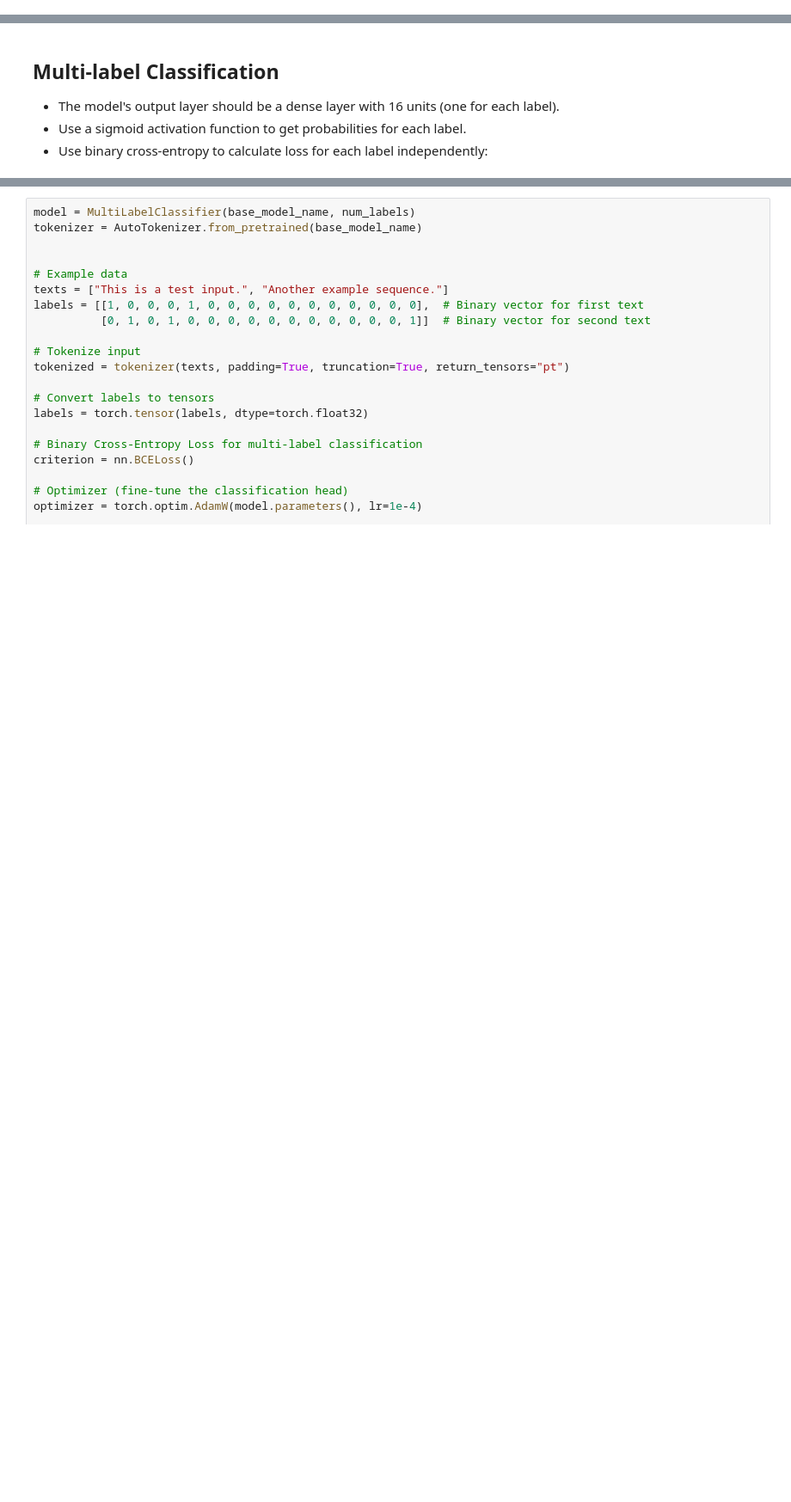
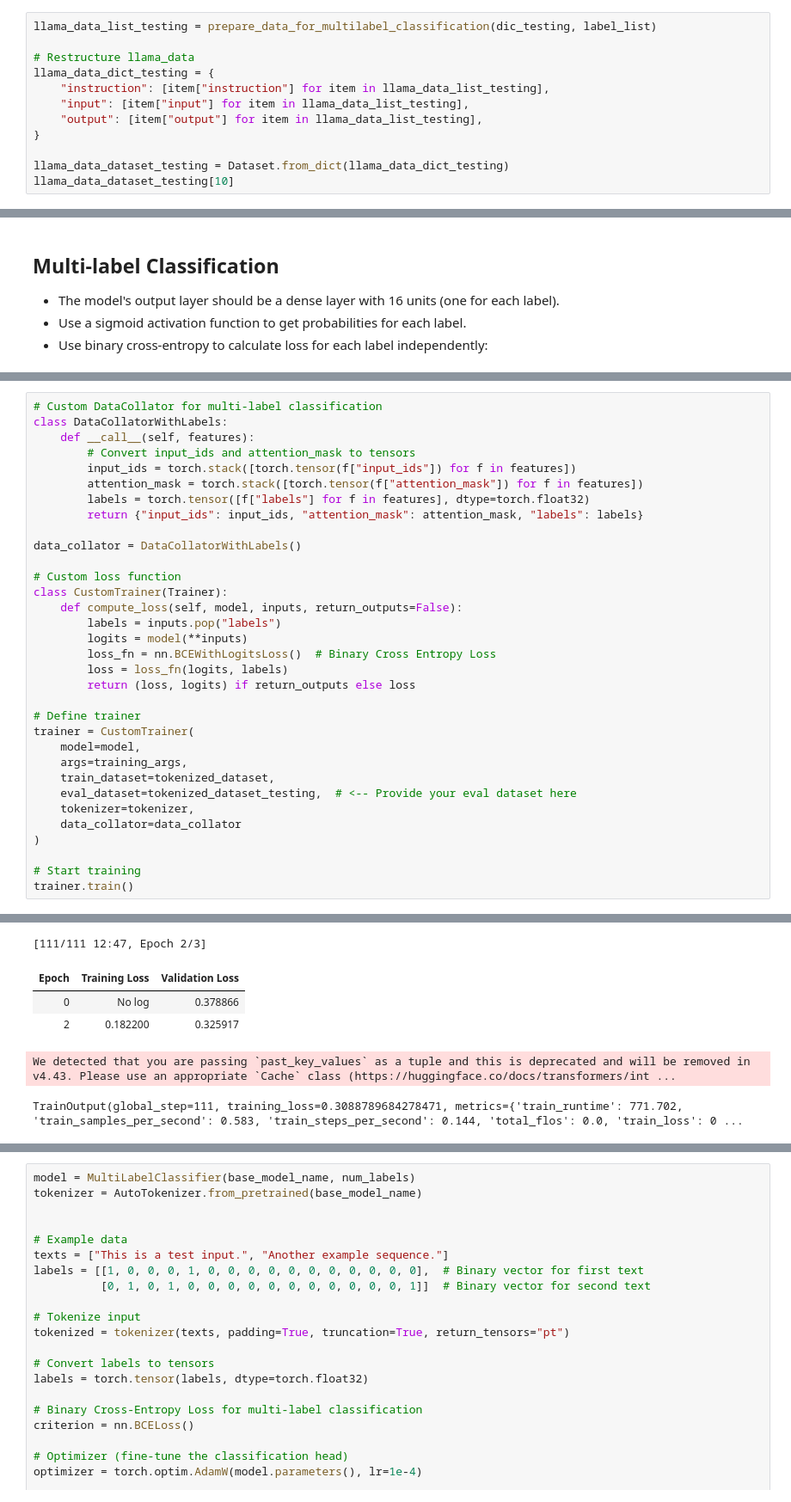
Before and after one commit to Drykx/ARC-AGI, a Jupyter notebook: BARC/JS_Notebook_Finetunning.ipynb, the cells around one changed output, grey strips where cells are left out. Shown at 86% size. Saved outputs shown, nothing was run; the diff lists cells and outputs as text; blank space fills up the shorter version.

```diff
--- a/BARC/JS_Notebook_Finetunning.ipynb
+++ b/BARC/JS_Notebook_Finetunning.ipynb
@@ -58,0 +131,12 @@ def example_to_text(example):
+# %%
+llama_data_list_testing = prepare_data_for_multilabel_classification(dic_testing, label_list)
+
+# Restructure llama_data
+llama_data_dict_testing = {
+    "instruction": [item["instruction"] for item in llama_data_list_testing],
+    "input": [item["input"] for item in llama_data_list_testing],
+    "output": [item["output"] for item in llama_data_list_testing],
+}
+
+llama_data_dataset_testing = Dataset.from_dict(llama_data_dict_testing)
+llama_data_dataset_testing[10]
@@ -136,0 +305,34 @@ print(llama_data[0])
+# %%
+# Custom DataCollator for multi-label classification
+class DataCollatorWithLabels:
+    def __call__(self, features):
+        # Convert input_ids and attention_mask to tensors
+        input_ids = torch.stack([torch.tensor(f["input_ids"]) for f in features])
+        attention_mask = torch.stack([torch.tensor(f["attention_mask"]) for f in features])
+        labels = torch.tensor([f["labels"] for f in features], dtype=torch.float32)
+        return {"input_ids": input_ids, "attention_mask": attention_mask, "labels": labels}
+
+data_collator = DataCollatorWithLabels()
+
+# Custom loss function
+class CustomTrainer(Trainer):
+    def compute_loss(self, model, inputs, return_outputs=False):
+        labels = inputs.pop("labels")
+        logits = model(**inputs)
+        loss_fn = nn.BCEWithLogitsLoss()  # Binary Cross Entropy Loss
+        loss = loss_fn(logits, labels)
+        return (loss, logits) if return_outputs else loss
+
+# Define trainer
+trainer = CustomTrainer(
+    model=model,
+    args=training_args,
+    train_dataset=tokenized_dataset,
+    eval_dataset=tokenized_dataset_testing,  # <-- Provide your eval dataset here
+    tokenizer=tokenizer,
+    data_collator=data_collator
+)
+
+# Start training
+trainer.train()
+# %% [output]
@@ -136,0 +357,6 @@ print(llama_data[0])
+[111/111 12:47, Epoch 2/3]
+| Epoch | Training Loss | Validation Loss |
+| 0 | No log | 0.378866 |
+| 2 | 0.182200 | 0.325917 |
+We detected that you are passing `past_key_values` as a tuple and this is deprecated and will be removed in v4.43. Please use an appropriate `Cache` class (https://huggingface.co/docs/transformers/int ...
+TrainOutput(global_step=111, training_loss=0.3088789684278471, metrics={'train_runtime': 771.702, 'train_samples_per_second': 0.583, 'train_steps_per_second': 0.144, 'total_flos': 0.0, 'train_loss': 0 ...
```
Also changed, not shown: parts of 36 cells of this notebook, 1 other file.
